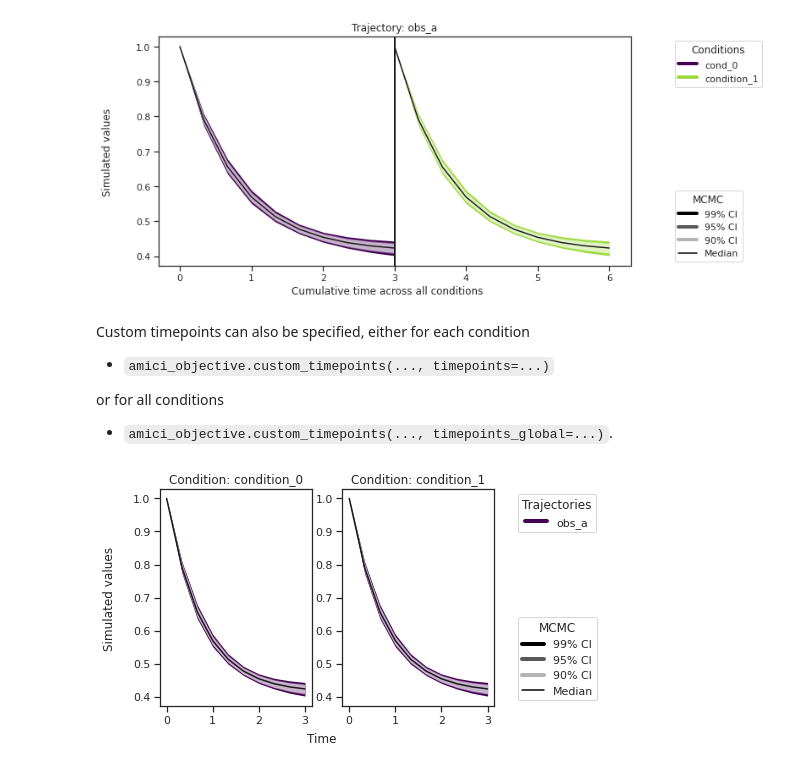
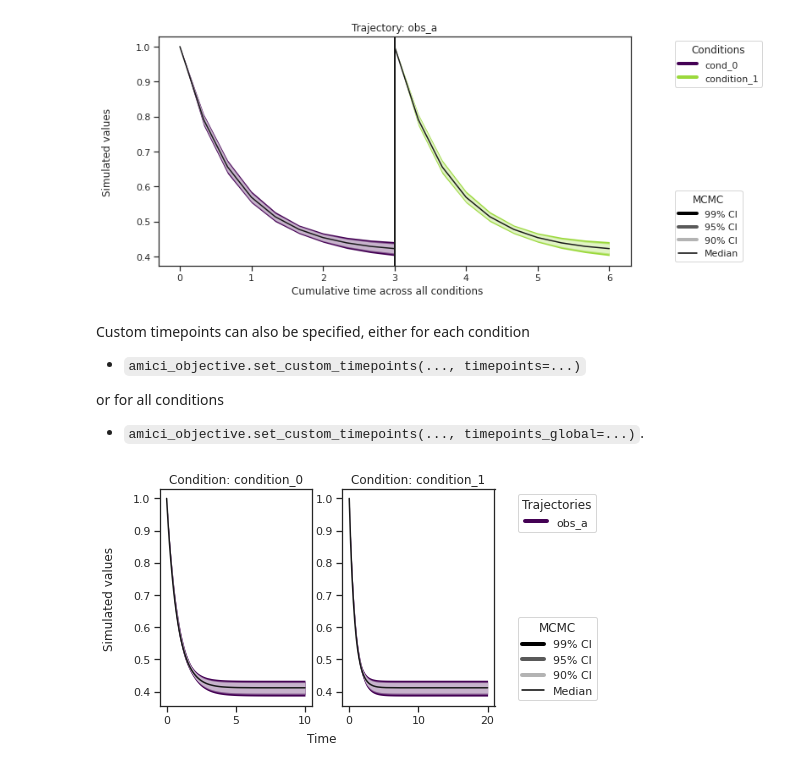
Before and after one commit to ICB-DCM/pyPESTO, a Jupyter notebook: doc/example/sampling_diagnostics.ipynb, the cells around one changed output. Saved outputs shown, nothing was run; the diff lists cells and outputs as text; code cells hidden in the pictures.

Commit message:
Bugfix: parallelize predictions with custom timepoints (#653)
Co-authored-by: Yannik Schälte <31767307+yannikschaelte@users.noreply.github.com>

```diff
--- a/doc/example/sampling_diagnostics.ipynb
+++ b/doc/example/sampling_diagnostics.ipynb
@@ -255,28 +255,28 @@ ax = visualize.sampling_prediction_trajectories(
 [figure]
 # %% [markdown]
 Custom timepoints can also be specified, either for each condition
-- `amici_objective.custom_timepoints(..., timepoints=...)`
+- `amici_objective.set_custom_timepoints(..., timepoints=...)`
 
 or for all conditions
-- `amici_objective.custom_timepoints(..., timepoints_global=...)`.
+- `amici_objective.set_custom_timepoints(..., timepoints_global=...)`.
 # %%
 # Create a custom objective with new output timepoints.
 timepoints = [np.linspace(0, 10, 100), np.linspace(0, 20, 200)]
-amici_objective_custom = amici_objective.custom_timepoints(timepoints=timepoints)
+amici_objective_custom = amici_objective.set_custom_timepoints(timepoints=timepoints)
 
 # Create an observable predictor with the custom objective.
 predictor_y_custom = AmiciPredictor(
     amici_objective_custom,
     post_processor=post_processor_y,
     output_ids=observable_ids,
 )
 
 # Predict then plot.
 ensemble_prediction = ensemble.predict(predictor_y_custom, prediction_id=AMICI_Y, engine=engine)
 ax = visualize.sampling_prediction_trajectories(
     ensemble_prediction,
     levels=credibility_interval_levels,
     groupby=CONDITION,
 )
 # %% [output]
-[figure, old version]
+[figure, new version]
```
Also changed, not shown: parts of 11 cells of this notebook, 1 other file.
